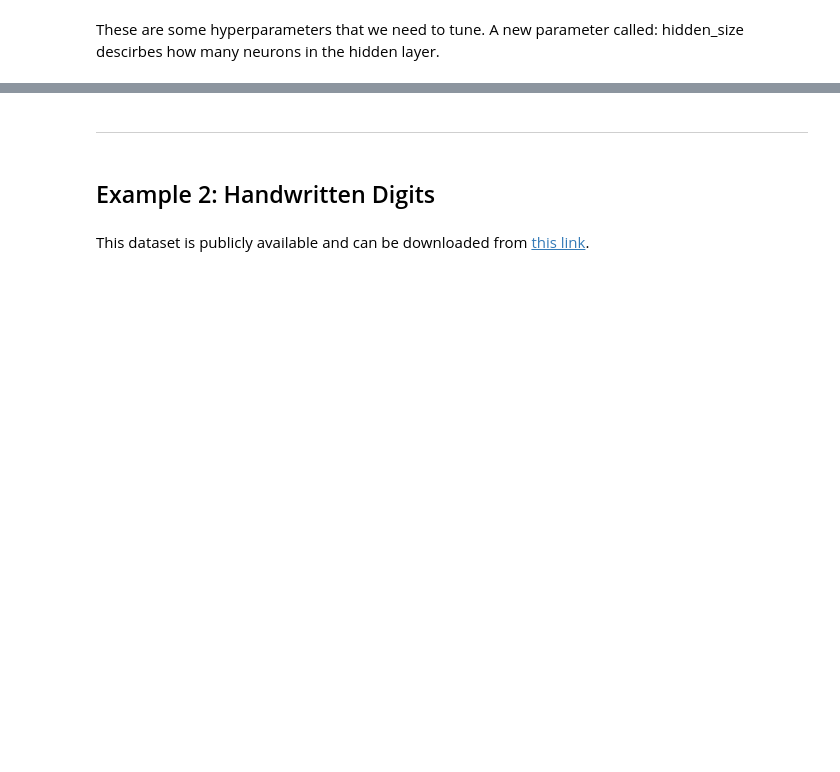
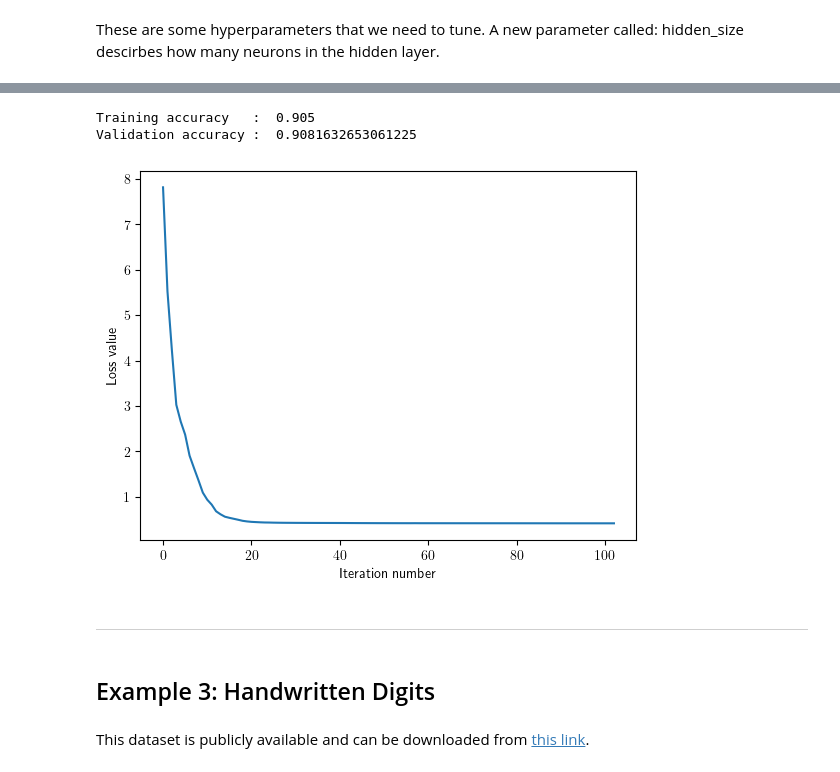
Before and after one commit to auralius/AEK3LBB3, a Jupyter notebook: nn.ipynb, the cells around one changed output, grey strips where cells are left out. Cells and saved outputs as stored; diff of their text form; code cells hidden in the pictures; blank space fills up the shorter version.

```diff
--- a/nn.ipynb
+++ b/nn.ipynb
@@ -273,7 +304,41 @@ plt.show()
+# %%
+means = np.mean(X, axis=0)
+stds = np.std(X, axis=0)
+
+X_train = (X[0:200, :] - means) / stds
+Y_train = Y[0:200]
+
+X_test  = (X[201:, :] - means) / stds
+Y_test  = Y[201:]
+
+num_test = X_test.shape[0]
+# %%
+hidden_size = 20
+
+net = TwoLayerNet(input_size, hidden_size, num_classes, std=1)
+stats = net.train(X_train, Y_train, reg=0.01, gtol=1e-5, maxiter=100, verbose=False)
+
+# Predict on the validation set
+train_acc = (net.predict(X_train) == Y_train).mean()
+print('Training accuracy   : ', train_acc)
+
+# Predict on the validation set
+val_acc = (net.predict(X_test) == Y_test).mean()
+print('Validation accuracy : ', val_acc)
+# %% [output]
+Training accuracy   :  0.905
+Validation accuracy :  0.9081632653061225
+# %%
+plt.plot(net.params["loss_history"])
+plt.xlabel('Iteration number')
+plt.ylabel('Loss value')
+plt.show()
+# %% [output]
+[figure, added]
 # %% [markdown]
 ----
 # %% [markdown]
-## Example 2: Handwritten Digits
+## Example 3: Handwritten Digits
 # %% [markdown]
 This dataset is publicly available and can be downloaded from [this link](https://archive.ics.uci.edu/dataset/80/optical+recognition+of+handwritten+digits).
 # %% [markdown]
```
Also changed, not shown: parts of 11 cells of this notebook.
